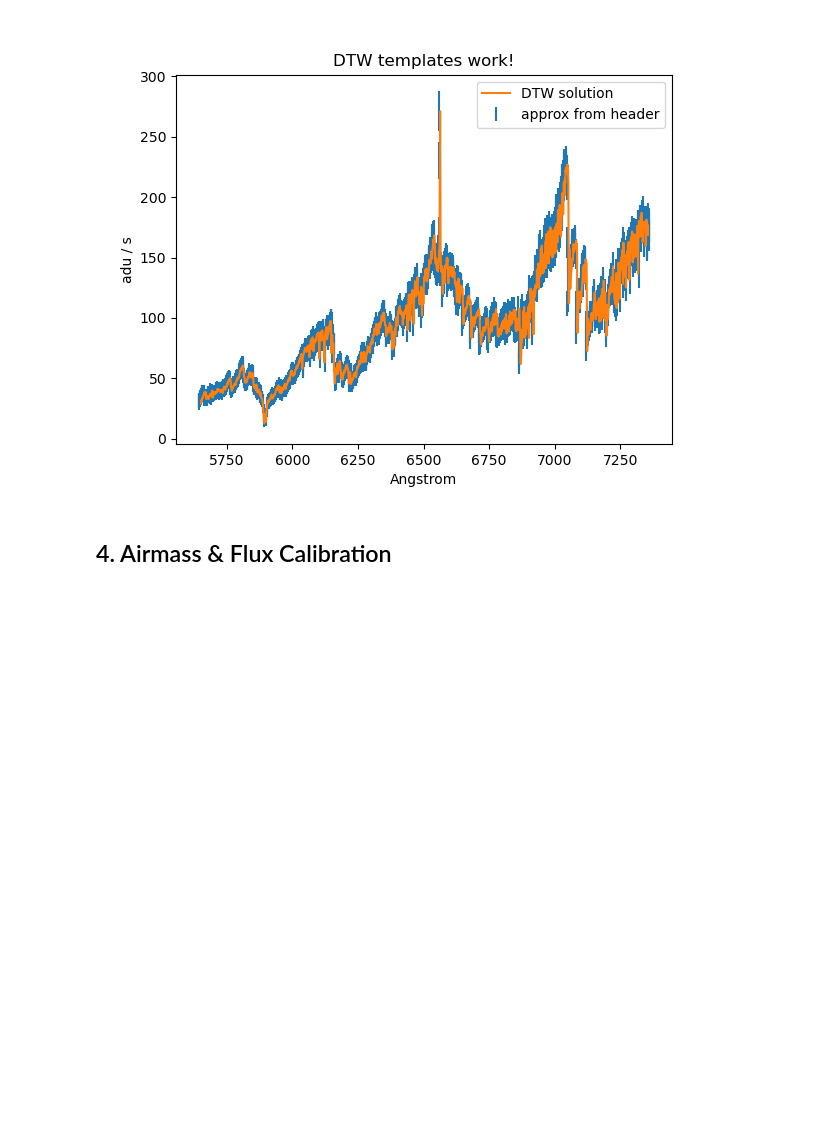
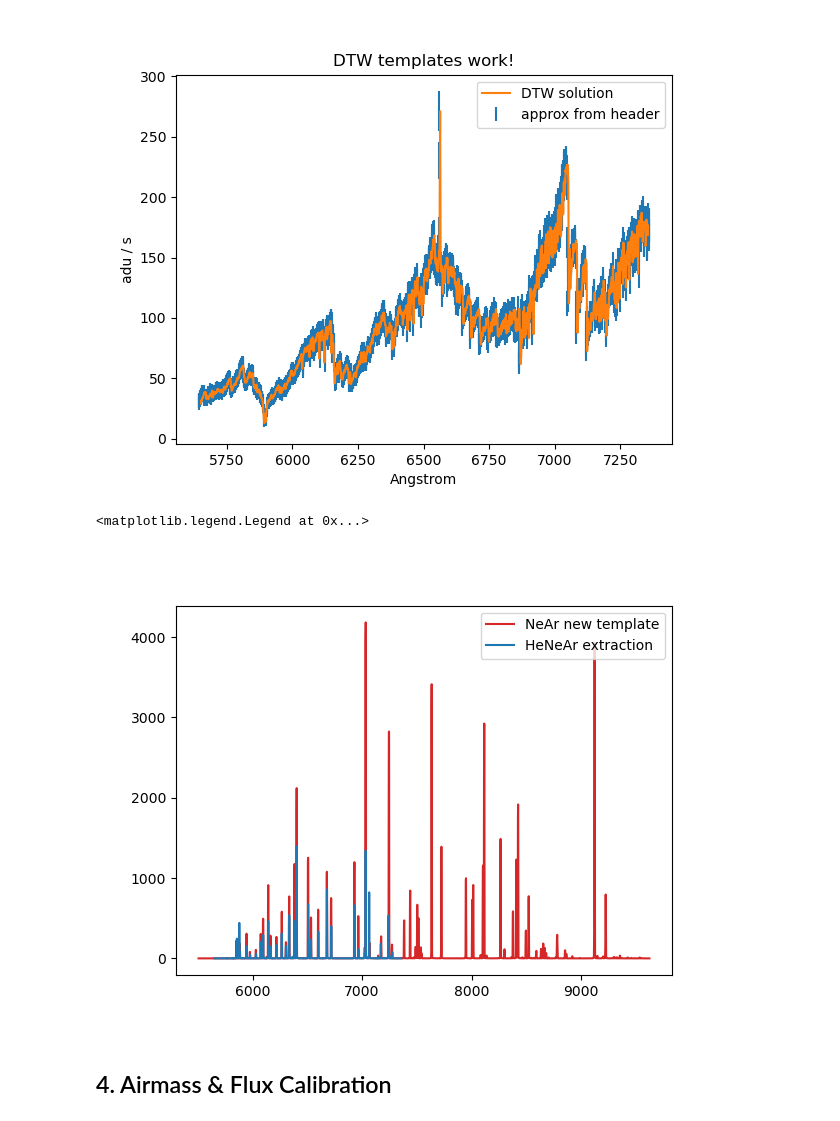
Before and after one commit to jradavenport/pykosmos, a Jupyter notebook: notebooks/apo05workflow-DTW-example.ipynb, the cells around one changed output. Drawn from its saved outputs; the diff is of its cells as text; code cells hidden in the pictures; blank space fills up the shorter version.

Commit message:
add arc compare

```diff
--- a/notebooks/apo05workflow-DTW-example.ipynb
+++ b/notebooks/apo05workflow-DTW-example.ipynb
@@ -306,6 +306,18 @@ if DISPLAY:
     plt.title('DTW templates work!')
 # %% [output]
 [figure]
+# %%
+arc_fit = pk.fit_wavelength(sciarc_ex, sci_xpts, sci_wpts, display=False, mode='poly', deg=7)
+
+
+# compare NeAr template to HeNeAr
+plt.figure()
+plt.plot(NeAr.spectral_axis, NeAr.flux.value/ np.nanmedian(NeAr.flux.value), c='C3', label='NeAr new template')
+plt.plot(arc_fit.spectral_axis, arc_fit.flux.value / np.nanmedian(arc_fit.flux.value), c='C0', label='HeNeAr extraction')
+plt.legend()
+# %% [output]
+<matplotlib.legend.Legend at 0x...>
+[figure, added]
 # %%
 # HAVE NOT UPDATED NOTEBOOK FROM HERE DOWN....
 # %% [markdown]
```
